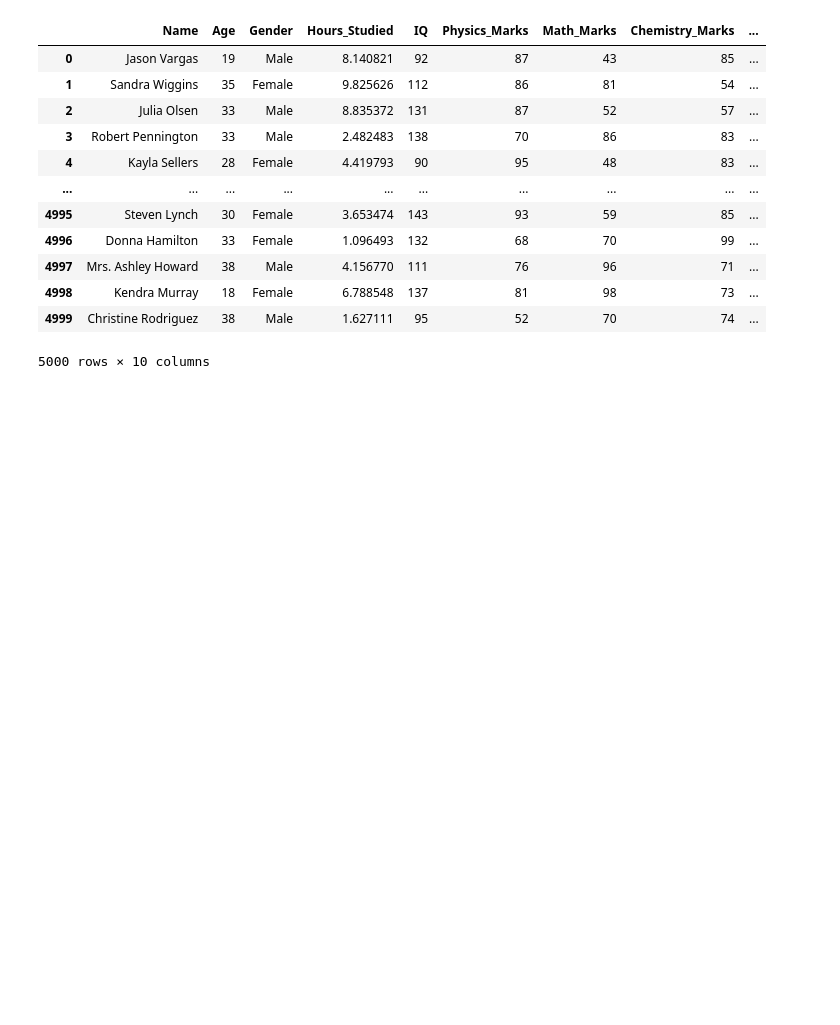
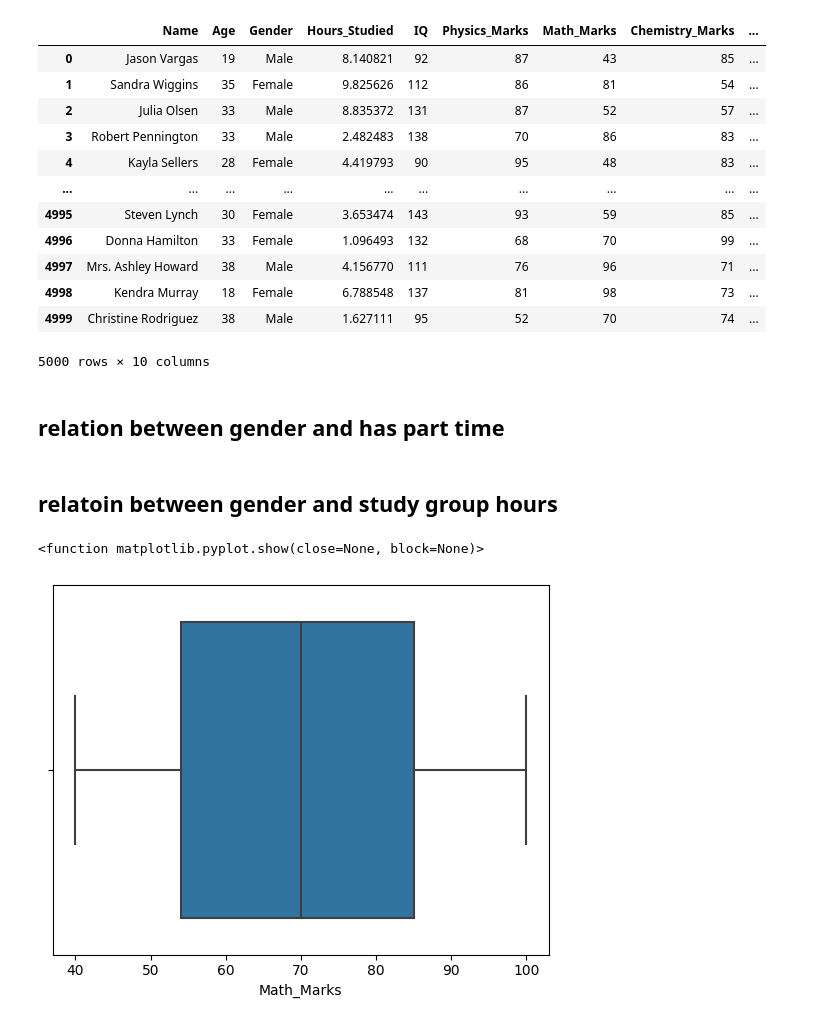
Before and after one commit to stanleyedward/dsc_eda, a Jupyter notebook: test.ipynb, the cells around one changed output. Drawn from its saved outputs; the diff is of its cells as text; code cells hidden in the pictures; blank space fills up the shorter version.

```diff
--- a/test.ipynb
+++ b/test.ipynb
@@ -157,3 +172,14 @@ df
 | 4998 | Kendra Murray | 18 | Female | 6.788548 | 137 | 81 | 98 | 73 | ... |
 | 4999 | Christine Rodriguez | 38 | Male | 1.627111 | 95 | 52 | 70 | 74 | ... |
 5000 rows × 10 columns
+# %% [markdown]
+## relation between gender and has part time
+# %% [markdown]
+## relatoin between gender and study group hours
+# %%
+#outlier detectoin
+sns.boxplot(data=df, x="Math_Marks")
+plt.show
+# %% [output]
+<function matplotlib.pyplot.show(close=None, block=None)>
+[figure, added]
```
Also changed, not shown: parts of 7 cells of this notebook.
